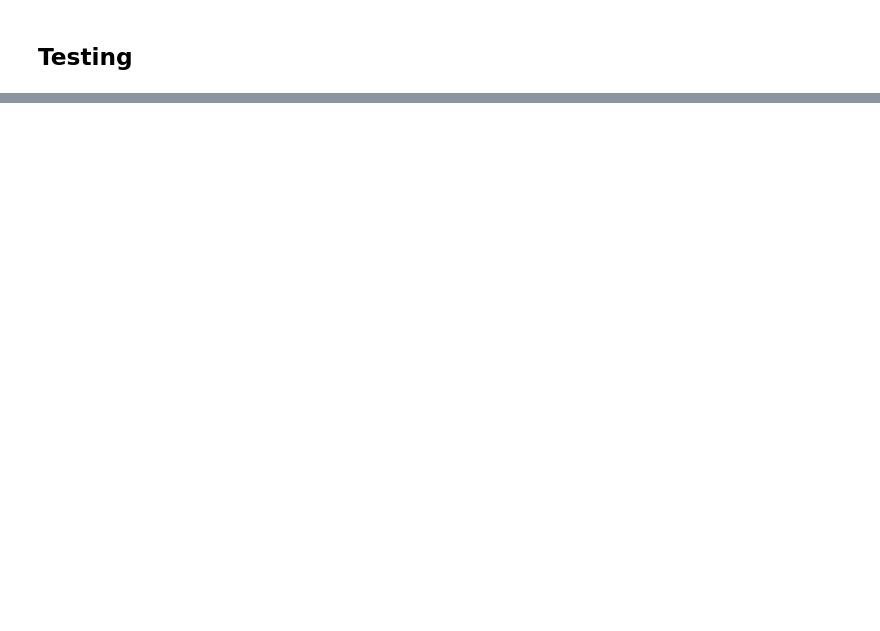
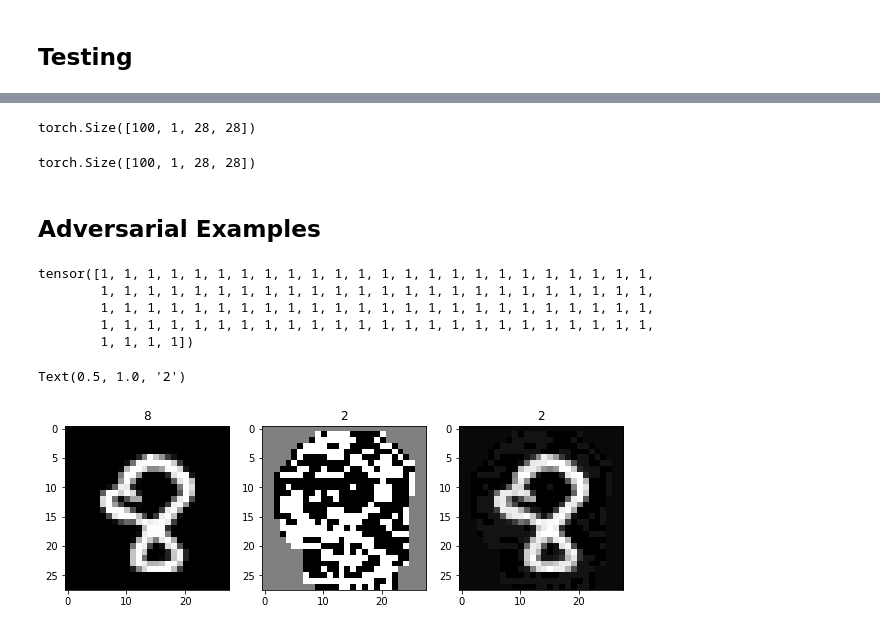
Before and after one commit to Cambridge-Uni-MLMI-Advanced-ML-21-22-G7/Explaining-and-Harnessing-Adversarial-Examples, a Jupyter notebook: pytorch_mnist.ipynb, the cells around one changed output, grey strips where cells are left out. Cells and saved outputs as stored; diff of their text form; code cells hidden in the pictures; blank space fills up the shorter version.

Commit message:
Initial adverserial examples

```diff
--- a/pytorch_mnist.ipynb
+++ b/pytorch_mnist.ipynb
@@ -134,13 +135,12 @@ cnn.train()
 
 for epoch in range(num_epochs):
     for i, (inputs, labels) in enumerate(train_loader):
-        b_x = Variable(inputs)
+        b_x = Variable(inputs, requires_grad=True)
         b_y = Variable(labels)
 
         output = cnn(b_x)
         loss = criterion(output, b_y)
 
-        # clear gradients for this training step
         optimizer.zero_grad()
         loss.backward()
         optimizer.step()
@@ -180,0 +181,10 @@ Test Accuracy: 0.97
+# %%
+inputs.shape
+# %% [output]
+torch.Size([100, 1, 28, 28])
+# %%
+b_x.shape
+# %% [output]
+torch.Size([100, 1, 28, 28])
+# %% [markdown]
+## Adversarial Examples
@@ -180,0 +193,34 @@ Test Accuracy: 0.97
+# %%
+test_output = cnn(b_x.grad)
+pred_y = torch.max(test_output, 1).indices
+pred_y
+# %% [output]
+tensor([1, 1, 1, 1, 1, 1, 1, 1, 1, 1, 1, 1, 1, 1, 1, 1, 1, 1, 1, 1, 1, 1, 1, 1,
+        1, 1, 1, 1, 1, 1, 1, 1, 1, 1, 1, 1, 1, 1, 1, 1, 1, 1, 1, 1, 1, 1, 1, 1,
+        1, 1, 1, 1, 1, 1, 1, 1, 1, 1, 1, 1, 1, 1, 1, 1, 1, 1, 1, 1, 1, 1, 1, 1,
+        1, 1, 1, 1, 1, 1, 1, 1, 1, 1, 1, 1, 1, 1, 1, 1, 1, 1, 1, 1, 1, 1, 1, 1,
+        1, 1, 1, 1])
+# %%
+epsilon = 0.04
+sample_img_ind = 0
+fig, ax = plt.subplots(1, 3, figsize=(10, 8))
+
+orig_preds = torch.max(cnn(b_x.data), 1).indices
+grad_preds = torch.max(cnn(np.sign(b_x.grad.sign())), 1).indices
+adv_preds = torch.max(cnn(b_x.data + epsilon*np.sign(b_x.grad)), 1).indices
+
+orig_img = b_x.data[sample_img_ind, :, :, :].squeeze()
+grad_img = (b_x.grad.sign())[sample_img_ind, :, :, :].squeeze()
+adv_img = orig_img + epsilon*grad_img
+
+ax[0].imshow(orig_img, cmap="gray")
+ax[0].set_title(orig_preds[sample_img_ind].item())
+
+ax[1].imshow(grad_img, cmap="gray")
+ax[1].set_title(grad_preds[sample_img_ind].item())
+
+ax[2].imshow(adv_img, cmap="gray")
+ax[2].set_title(adv_preds[sample_img_ind].item())
+# %% [output]
+Text(0.5, 1.0, '2')
+[figure, added]
```
Also changed, not shown: parts of 4 cells of this notebook.
